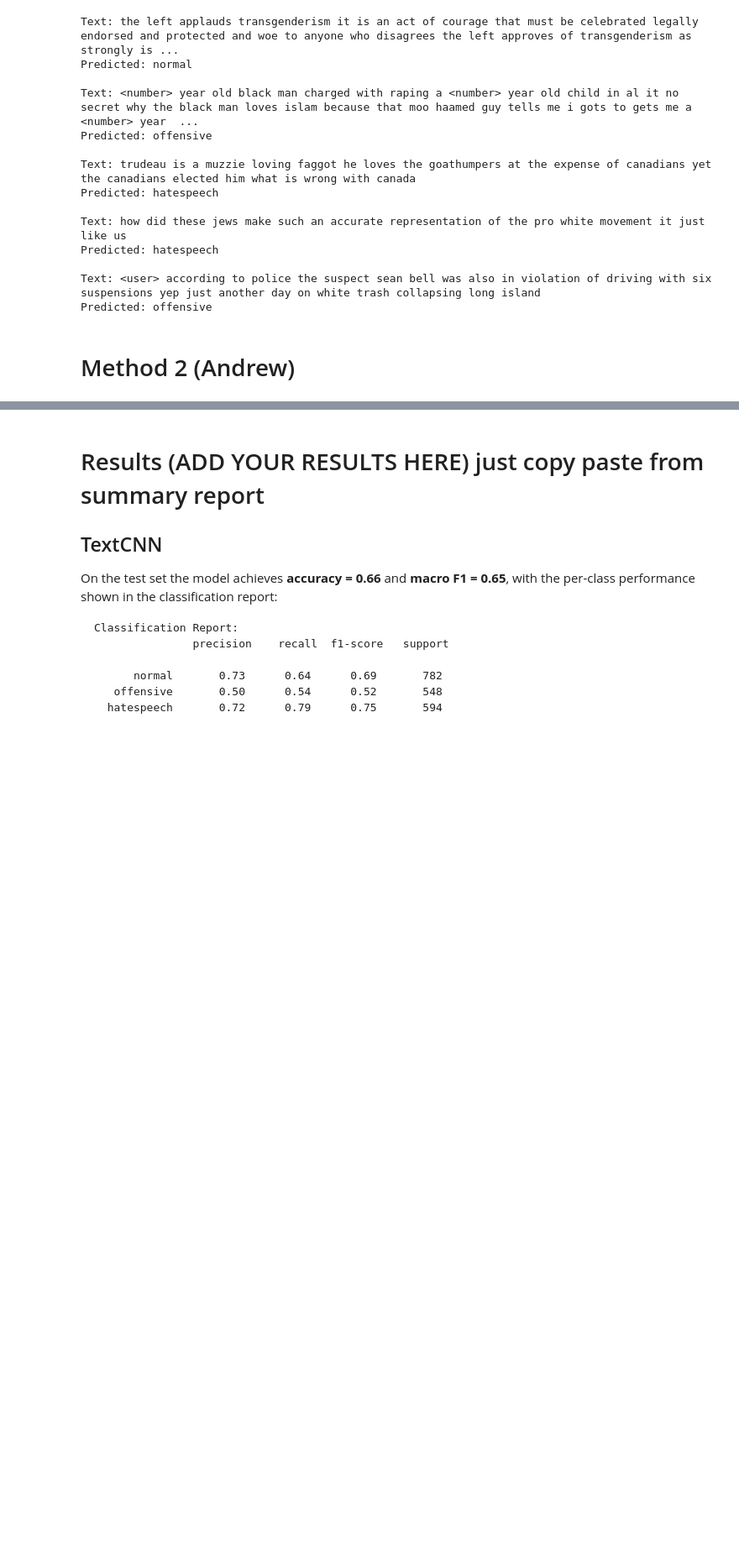
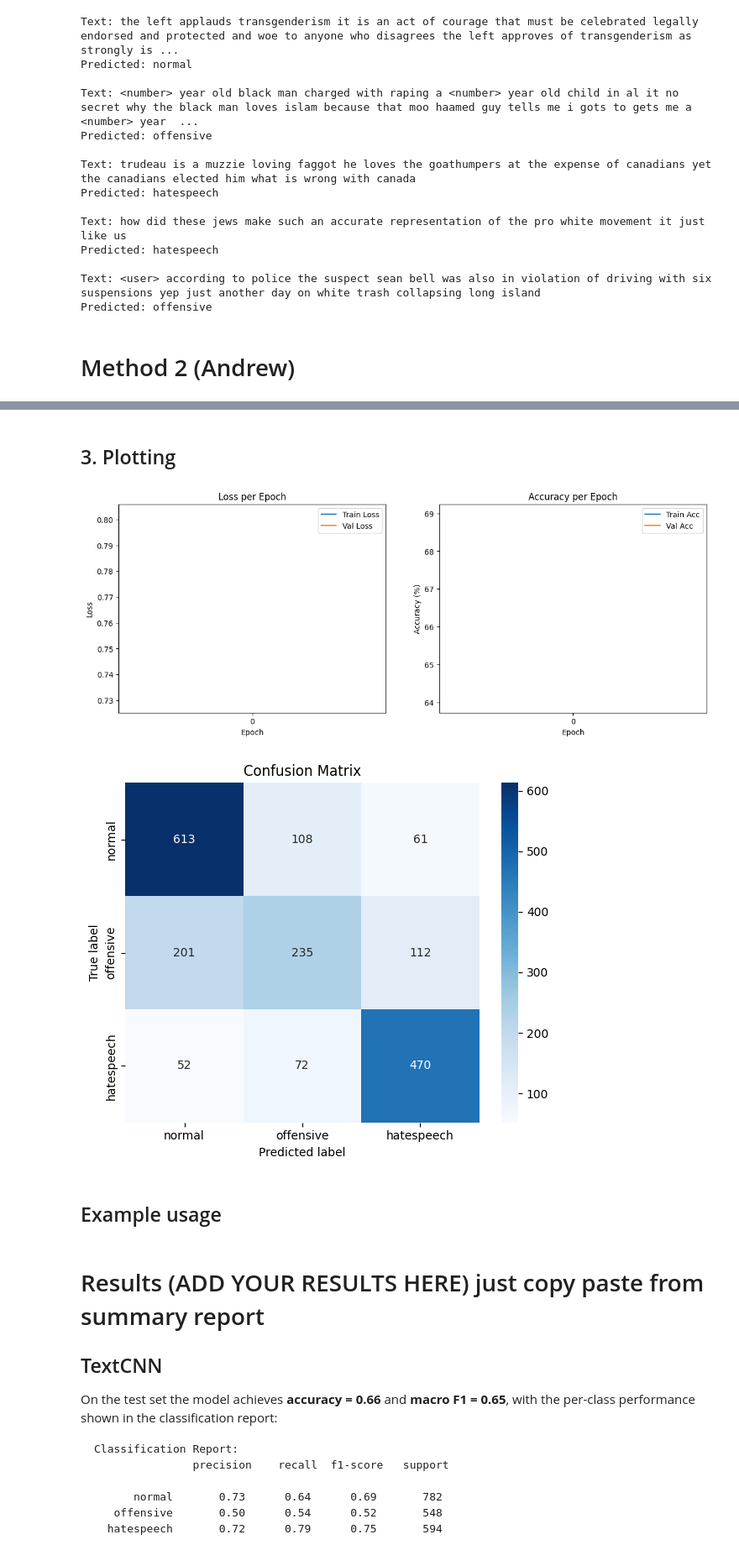
Before and after one commit to jerryjlzhou/Hatespeech-Detector, a Jupyter notebook: src/FinalNotebook.ipynb, the cells around one changed output, grey strips where cells are left out. Shown at 84% size. Cells and saved outputs as stored; diff of their text form; code cells hidden in the pictures; blank space fills up the shorter version.

```diff
--- a/src/FinalNotebook.ipynb
+++ b/src/FinalNotebook.ipynb
@@ -611,0 +834,41 @@ Predicted: offensive
+# %% [markdown]
+## 3. Plotting
+# %%
+import matplotlib.pyplot as plt
+import seaborn as sns
+import numpy as np
+
+epochs_range = list(range(len(train_losses)))
+
+fig, (ax1, ax2) = plt.subplots(1, 2, figsize=(14, 5))
+ax1.plot(epochs_range, train_losses, label='Train Loss')
+ax1.plot(epochs_range, val_losses, label='Val Loss')
+ax1.set_title('Loss per Epoch')
+ax1.set_xlabel('Epoch')
+ax1.set_ylabel('Loss')
+ax1.legend()
+ax1.set_xticks(epochs_range)
+
+ax2.plot(epochs_range, [x*100 for x in train_accuracies], label='Train Acc')
+ax2.plot(epochs_range, [x*100 for x in val_accuracies], label='Val Acc')
+ax2.set_title('Accuracy per Epoch')
+ax2.set_xlabel('Epoch')
+ax2.set_ylabel('Accuracy (%)')
+ax2.legend()
+ax2.set_xticks(epochs_range)
+
+plt.show()
+
+labels_names = ["normal", "offensive", "hatespeech"]
+plt.figure(figsize=(6, 5))
+sns.heatmap(cm, annot=True, fmt="d", cmap="Blues", xticklabels=labels_names, yticklabels=labels_names)
+plt.ylabel("True label")
+plt.xlabel("Predicted label")
+plt.title("Confusion Matrix")
+plt.tight_layout()
+plt.show()
+# %% [output]
+[figure, added]
+[figure, added]
+# %% [markdown]
+## Example usage
```
Also changed, not shown: parts of 8 cells of this notebook.
